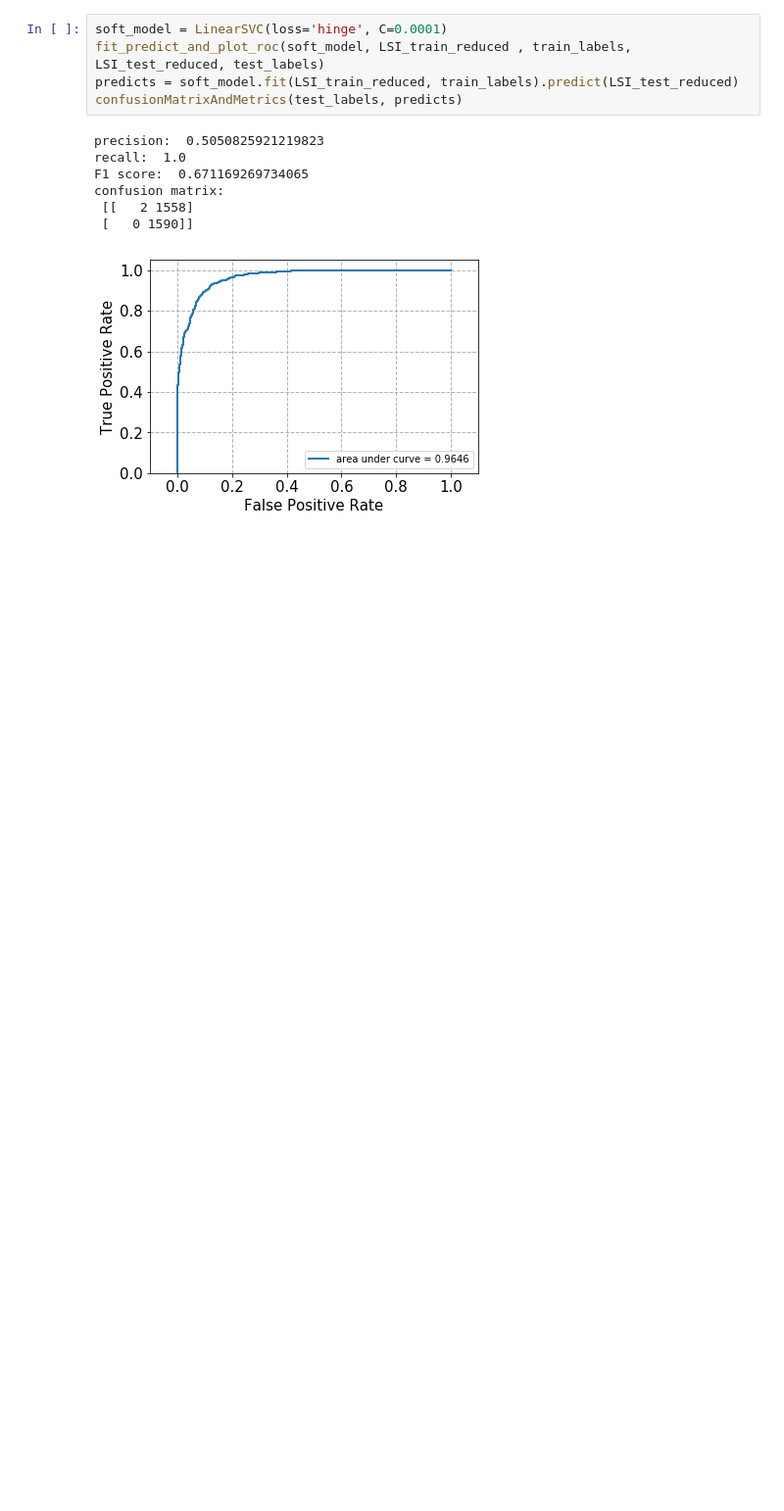
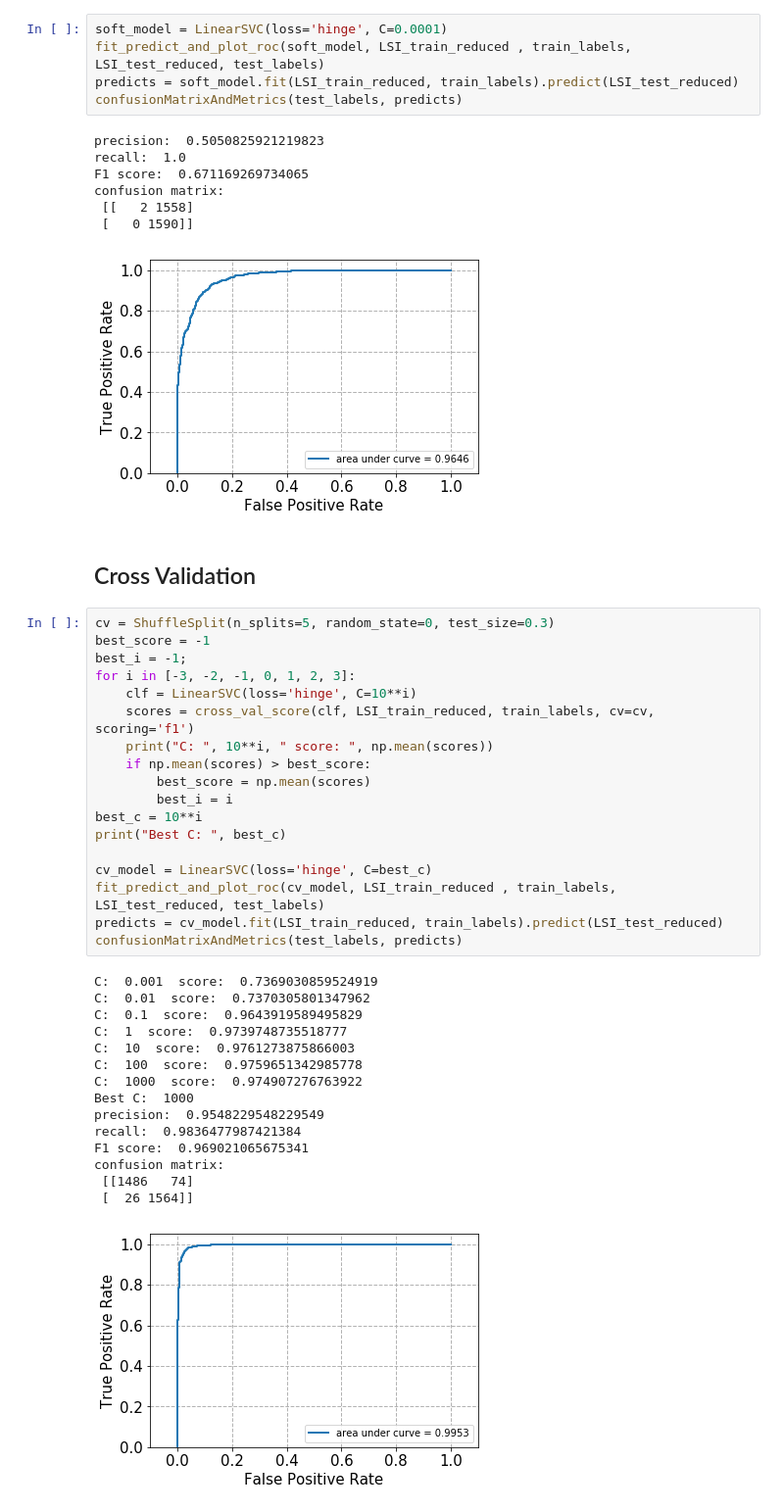
Before and after one commit to DanioPurdue/EE219Project-Analysis-On-Textual-Data, a Jupyter notebook: EE219Project1.ipynb, the cells around one changed output. Shown at 98% size. Drawn from its saved outputs; the diff is of its cells as text; blank space fills up the shorter version.

```diff
--- a/EE219Project1.ipynb
+++ b/EE219Project1.ipynb
@@ -237,3 +243,39 @@ confusion matrix:
  [[   2 1558]
  [   0 1590]]
 [figure]
+# %% [markdown]
+## Cross Validation
+# %%
+cv = ShuffleSplit(n_splits=5, random_state=0, test_size=0.3)
+best_score = -1
+best_i = -1;
+for i in [-3, -2, -1, 0, 1, 2, 3]:
+    clf = LinearSVC(loss='hinge', C=10**i)
+    scores = cross_val_score(clf, LSI_train_reduced, train_labels, cv=cv, scoring='f1')
+    print("C: ", 10**i, " score: ", np.mean(scores))
+    if np.mean(scores) > best_score:
+        best_score = np.mean(scores)
+        best_i = i
+best_c = 10**i
+print("Best C: ", best_c)
+
+cv_model = LinearSVC(loss='hinge', C=best_c)
+fit_predict_and_plot_roc(cv_model, LSI_train_reduced , train_labels, LSI_test_reduced, test_labels)
+predicts = cv_model.fit(LSI_train_reduced, train_labels).predict(LSI_test_reduced)
+confusionMatrixAndMetrics(test_labels, predicts)
+# %% [output]
+C:  0.001  score:  0.7369030859524919
+C:  0.01  score:  0.7370305801347962
+C:  0.1  score:  0.9643919589495829
+C:  1  score:  0.9739748735518777
+C:  10  score:  0.9761273875866003
+C:  100  score:  0.9759651342985778
+C:  1000  score:  0.974907276763922
+Best C:  1000
+precision:  0.9548229548229549
+recall:  0.9836477987421384
+F1 score:  0.969021065675341
+confusion matrix:
+ [[1486   74]
+ [  26 1564]]
+[figure, added]
```
Also changed, not shown: parts of 2 cells of this notebook.
